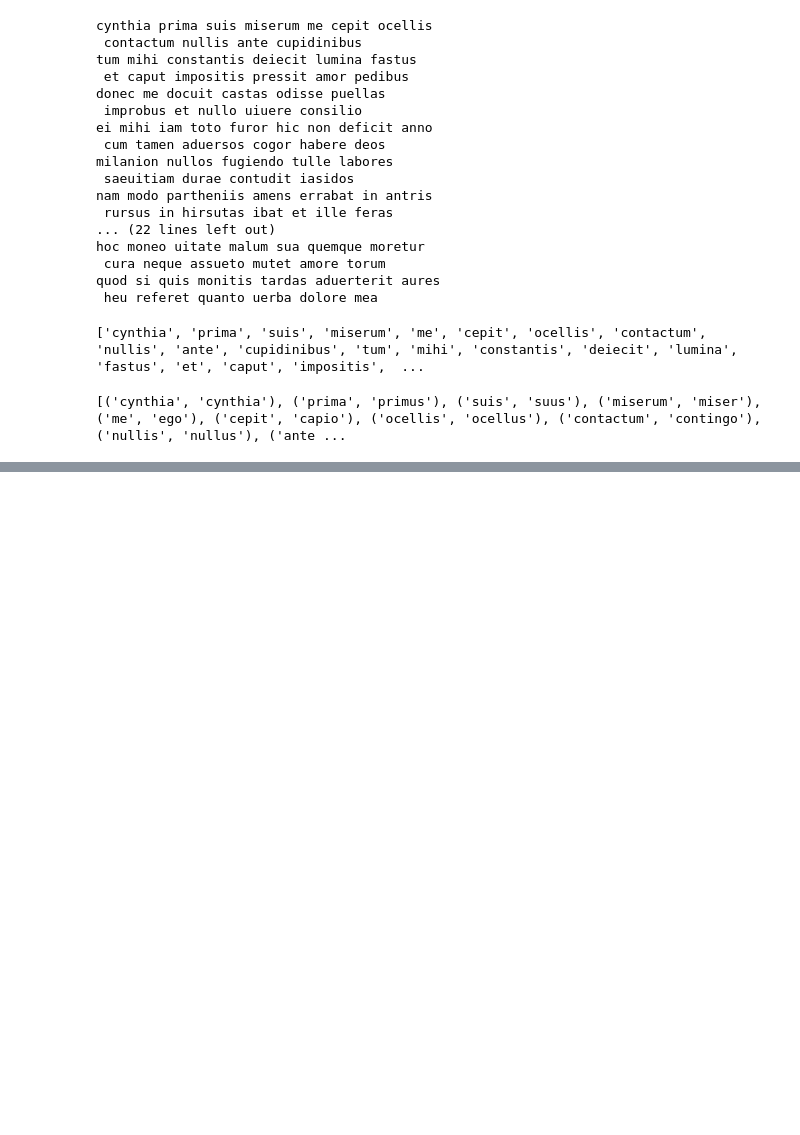
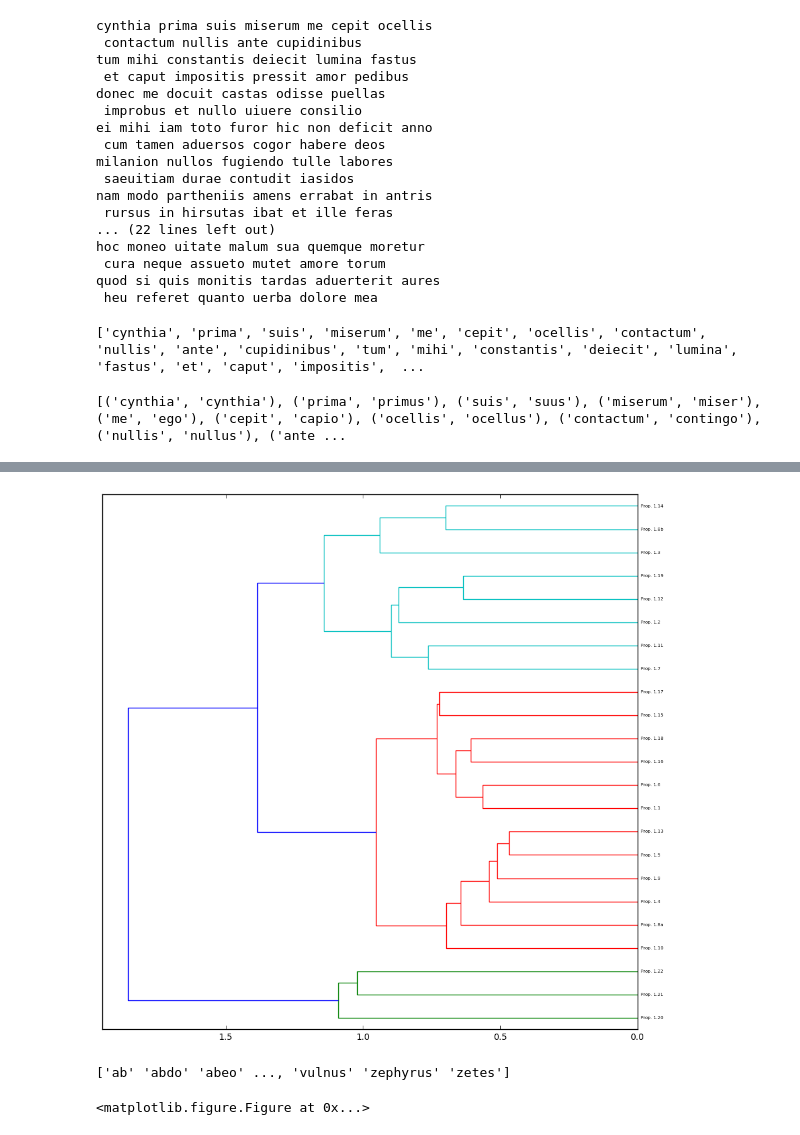
Before and after one commit to diyclassics/ll-experiments, a Jupyter notebook: yale.ipynb, the cells around one changed output, grey strips where cells are left out. Saved outputs shown, nothing was run; the diff lists cells and outputs as text; code cells hidden in the pictures; blank space fills up the shorter version.

```diff
--- a/yale.ipynb
+++ b/yale.ipynb
@@ -293,0 +367,2 @@ for i, pair in enumerate(propertius_lemmas_mc[:10]):
+# %%
+vectorizer = text.CountVectorizer(input='content')
@@ -293,0 +408,8 @@ for i, pair in enumerate(propertius_lemmas_mc[:10]):
+# %%
+linkage_matrix = ward(dist)
+# %%
+plt.figure(figsize=(11,11))
+dendrogram(linkage_matrix, orientation="left", labels=propertius_titles, leaf_font_size=5);
+plt.show()
+# %% [output]
+[figure, added]
@@ -293,0 +419,12 @@ for i, pair in enumerate(propertius_lemmas_mc[:10]):
+# %%
+dtm = vectorizer.fit_transform(texts)
+dtm = dtm.toarray()
+# %% [output]
+['ab' 'abdo' 'abeo' ..., 'vulnus' 'zephyrus' 'zetes']
+# %%
+dist = 1 - cosine_similarity(dtm)
+mds = MDS(n_components=2, dissimilarity='precomputed', random_state=1)
+pos = mds.fit_transform(dist)
+plt.figure(figsize=(11,8.5))
+# %% [output]
+<matplotlib.figure.Figure at 0x...>
```
Also changed, not shown: parts of 22 cells of this notebook.
